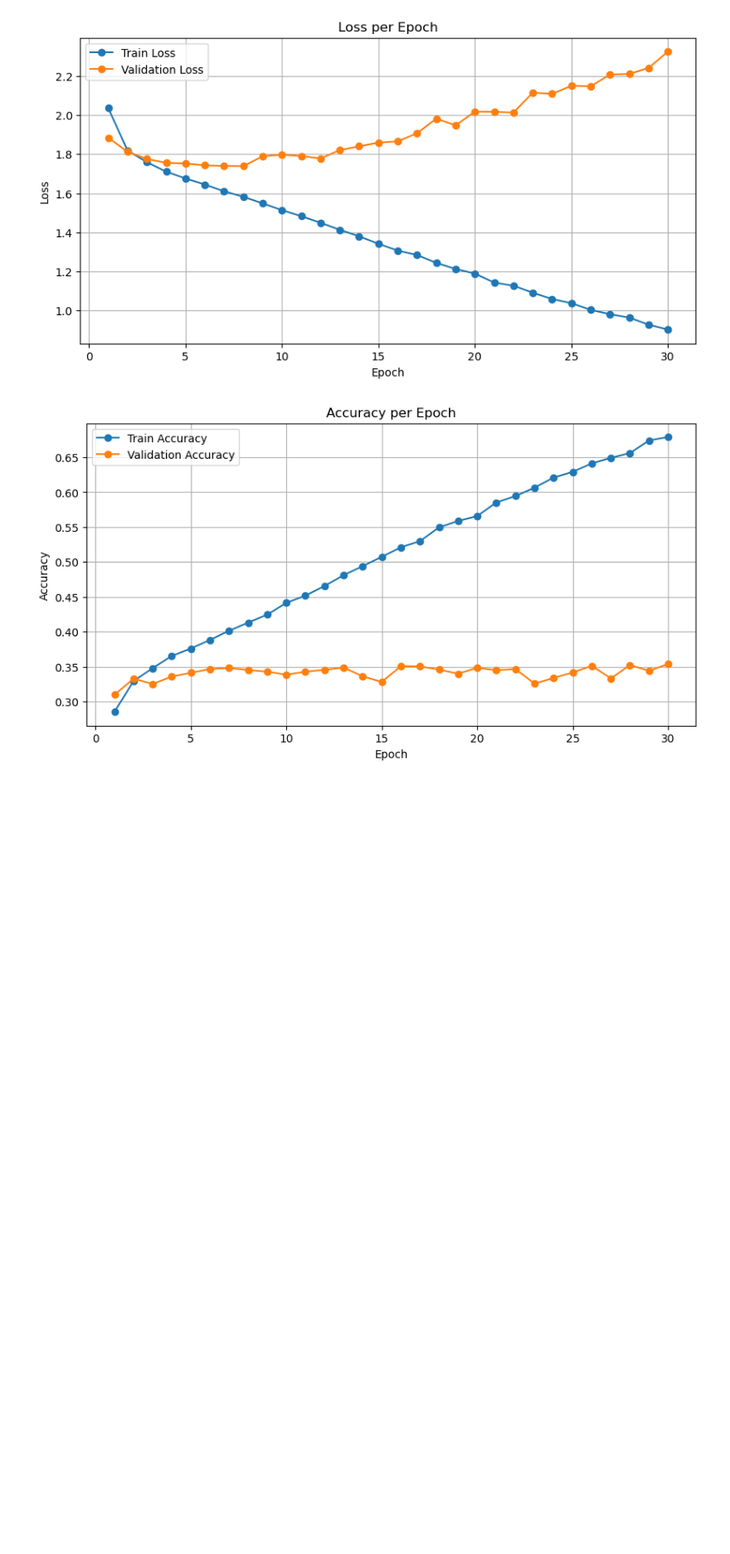
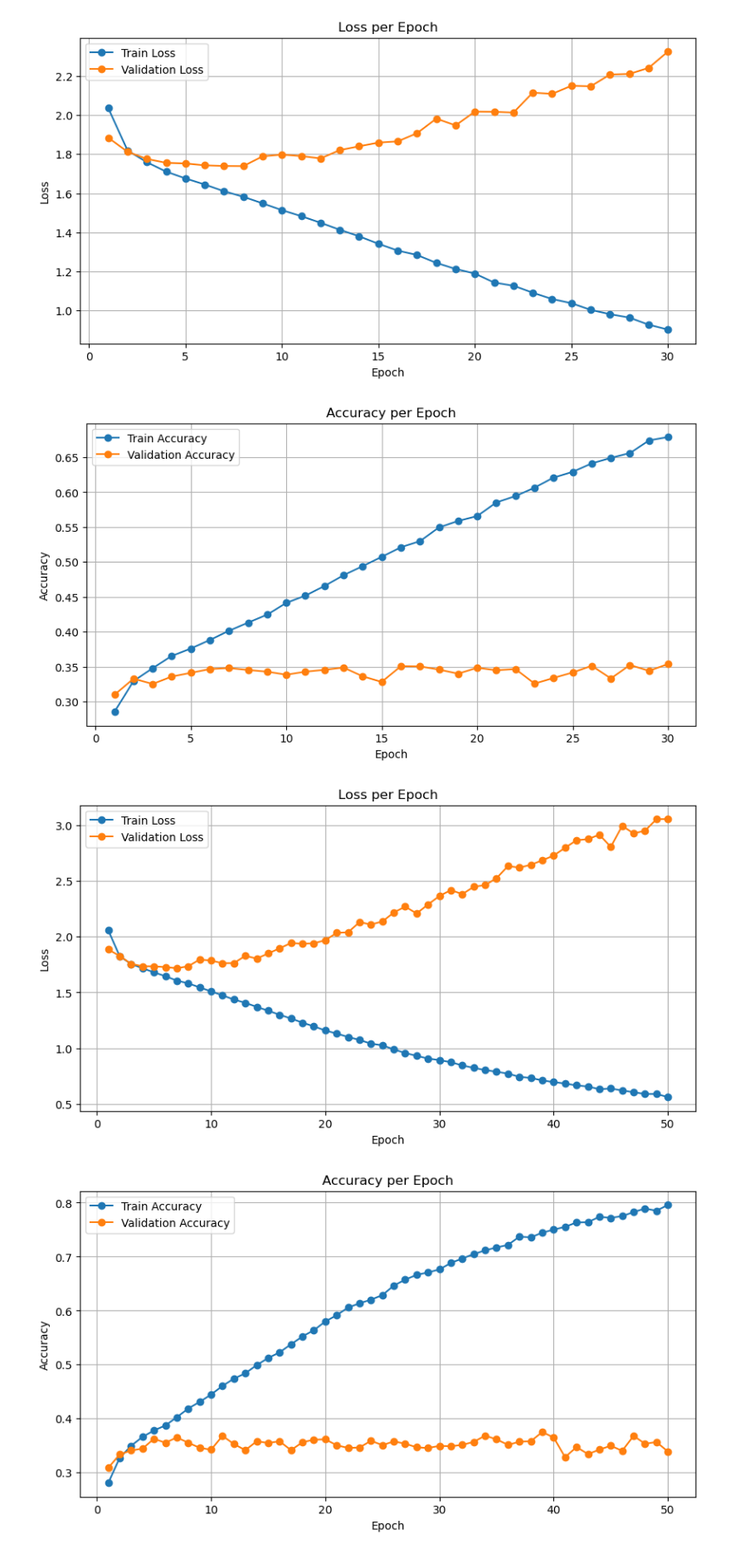
Before and after one commit to phipyao/ds4002-project-3, a Jupyter notebook: SCRIPTS/analysis_code.ipynb, the cells around one changed output. Shown: that part at 83% size. Saved outputs shown, nothing was run; the diff lists cells and outputs as text; code cells hidden in the pictures; blank space fills up the shorter version.

Commit message:
added unga bunga epoch training neural network

```diff
--- a/SCRIPTS/analysis_code.ipynb
+++ b/SCRIPTS/analysis_code.ipynb
@@ -73,7 +73,7 @@ if __name__ == "__main__":
 
         return np.mean(loss_list), np.mean(accuracy_list)
 
-    epochs = 30
+    epochs = 50
     train_loss, train_accuracy = [], []
     val_loss, val_accuracy = [], []
 
@@ -161,3 +161,27 @@ plt.show()
 # %% [output]
 [figure]
 [figure]
+# %%
+plt.figure(figsize=(10, 5))
+plt.plot(range(1, epochs + 1), train_loss, label='Train Loss', marker='o')
+plt.plot(range(1, epochs + 1), val_loss, label='Validation Loss', marker='o')
+plt.title('Loss per Epoch')
+plt.xlabel('Epoch')
+plt.ylabel('Loss')
+plt.legend()
+plt.grid()
+plt.show()
+
+# Plot Training and Validation Accuracy
+plt.figure(figsize=(10, 5))
+plt.plot(range(1, epochs + 1), train_accuracy, label='Train Accuracy', marker='o')
+plt.plot(range(1, epochs + 1), val_accuracy, label='Validation Accuracy', marker='o')
+plt.title('Accuracy per Epoch')
+plt.xlabel('Epoch')
+plt.ylabel('Accuracy')
+plt.legend()
+plt.grid()
+plt.show()
+# %% [output]
+[figure, added]
+[figure, added]
```
Also changed, not shown: parts of 1 cell of this notebook.
